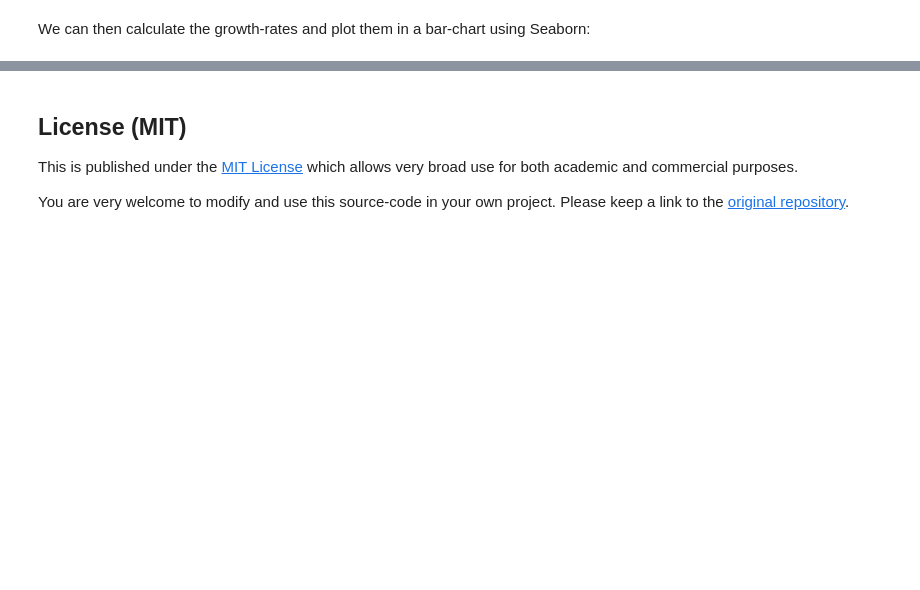
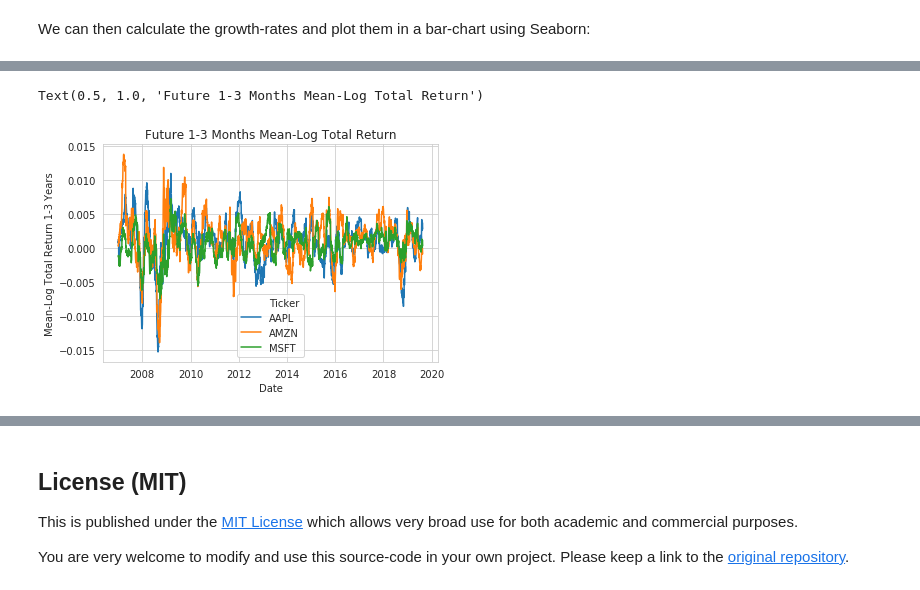
Before and after one commit to SimFin/simfin-tutorials, a Jupyter notebook: 03_Growth_Returns.ipynb, the cells around one changed output, grey strips where cells are left out. Drawn from its saved outputs; the diff is of its cells as text; code cells hidden in the pictures; blank space fills up the shorter version.

```diff
--- a/03_Growth_Returns.ipynb
+++ b/03_Growth_Returns.ipynb
@@ -781,0 +925,17 @@ Text(0.5, 1.0, '3-Year Annualized Sales Growth')
+# %%
+# Calculate the future mean-log 1-3 month changes.
+df_mean_chg = sf.mean_log_change(df_prices, freq='bdays',
+                                 future=True, annualized=False,
+                                 min_months=1, max_months=3,
+                                 new_names=new_names)
+
+# Title of the plot.
+title = 'Future 1-3 Months Mean-Log Total Return'
+
+# Plot the result.
+data = df_mean_chg.dropna().reset_index()
+sns.lineplot(x=DATE, y=TOTAL_RETURN_1_3Y, hue=TICKER,
+             data=data).set_title(title)
+# %% [output]
+Text(0.5, 1.0, 'Future 1-3 Months Mean-Log Total Return')
+[figure, added]
```
Also changed, not shown: parts of 39 cells of this notebook.
